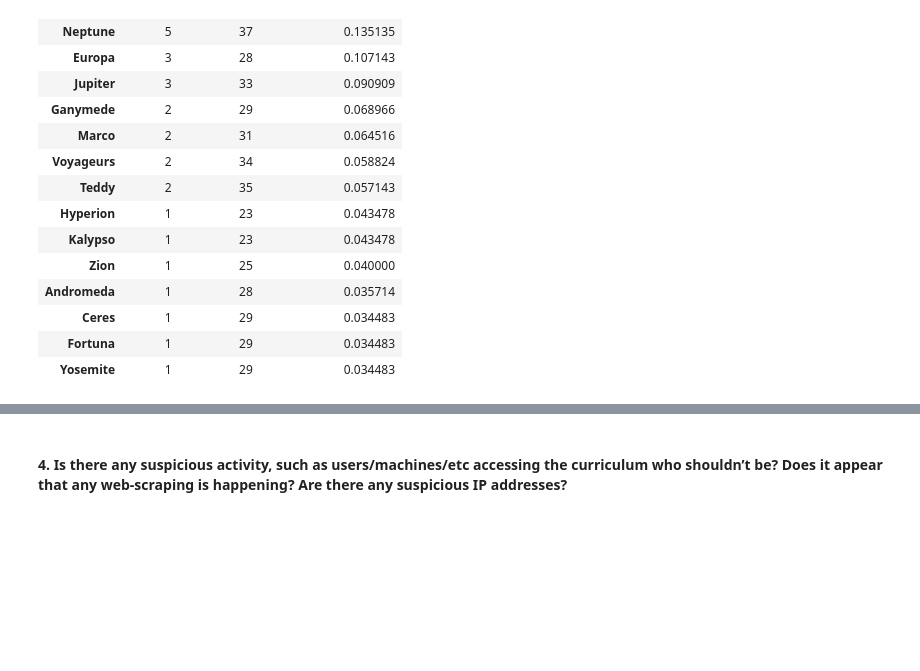
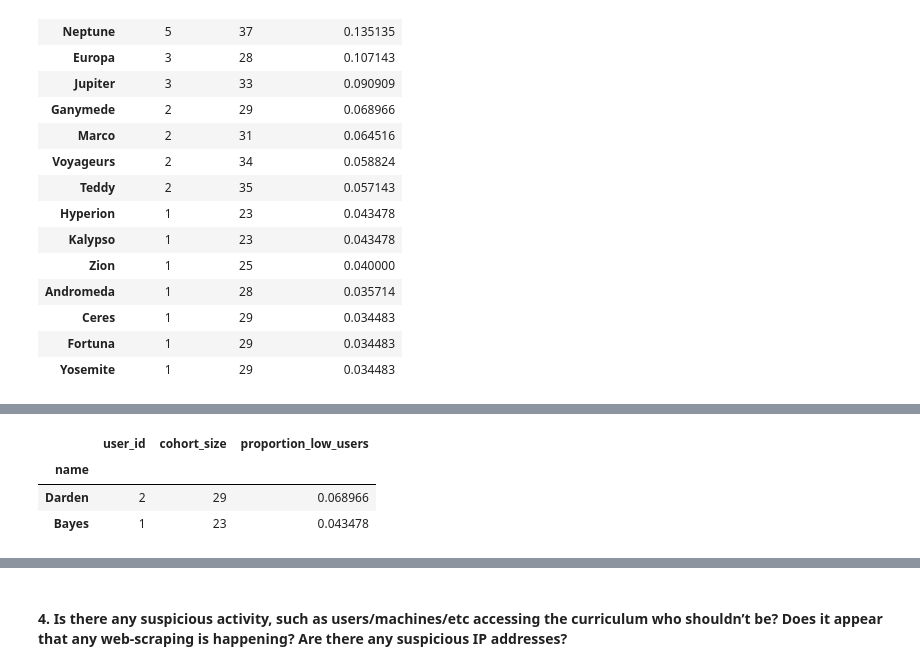
Before and after one commit to corey-baughman/016_anomaly_detection_project, a Jupyter notebook: explore.ipynb, the cells around one changed output, grey strips where cells are left out. Drawn from its saved outputs; the diff is of its cells as text; code cells hidden in the pictures; blank space fills up the shorter version.

```diff
--- a/explore.ipynb
+++ b/explore.ipynb
@@ -661,0 +690,8 @@ low_user_cohorts
+# %%
+low_user_cohorts_ds = e.low_users_by_cohort(active_users_ds)
+low_user_cohorts_ds
+# %% [output]
+|  | user_id | cohort_size | proportion_low_users |
+| name |  |  |  |
+| Darden | 2 | 29 | 0.068966 |
+| Bayes | 1 | 23 | 0.043478 |
```
Also changed, not shown: parts of 23 cells of this notebook, 1 other file.
